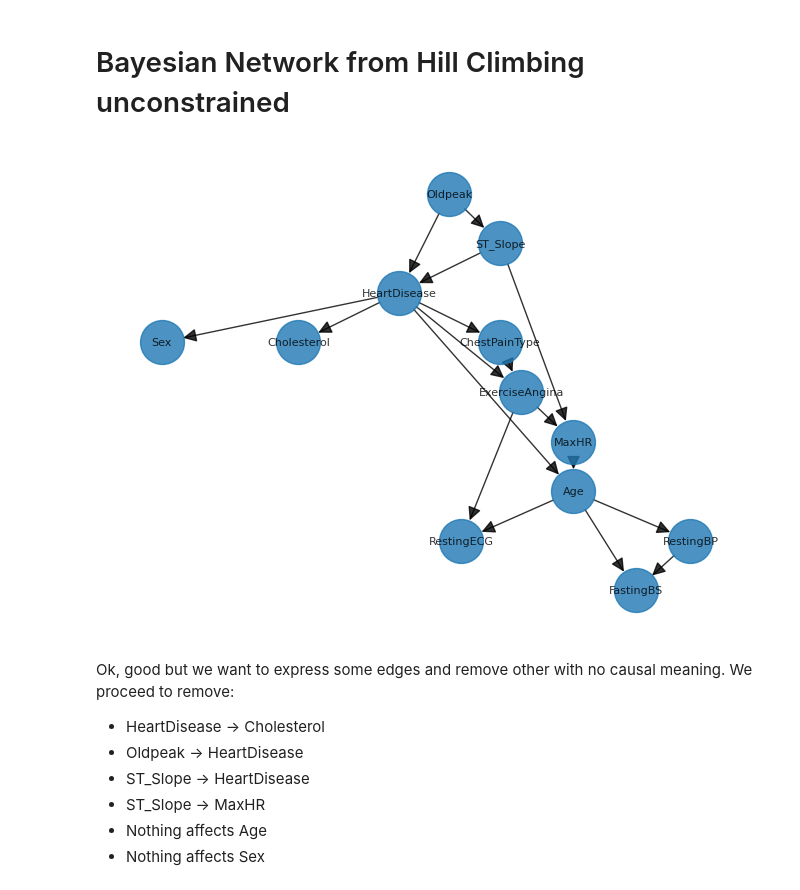
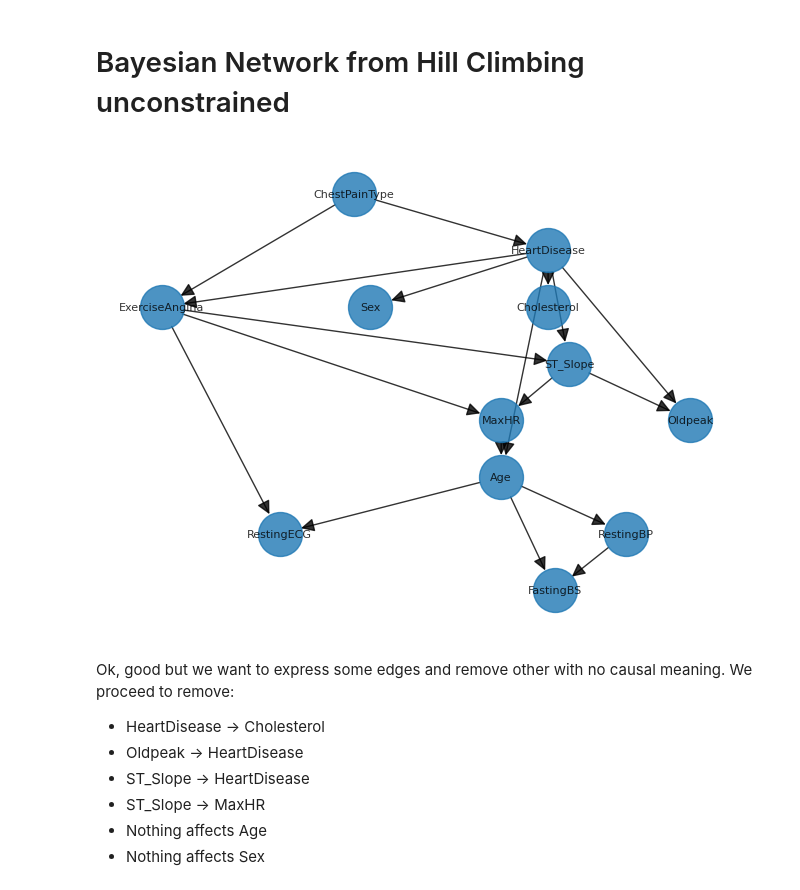
Before and after one commit to MatteoFasulo/BayesianHeartDisease, a Jupyter notebook: MLE_heart.ipynb, the cells around one changed output. Drawn from its saved outputs; the diff is of its cells as text; code cells hidden in the pictures.

```diff
--- a/MLE_heart.ipynb
+++ b/MLE_heart.ipynb
@@ -50,9 +51,9 @@ df['HeartDisease'] = df['HeartDisease'].apply(
 df['FastingBS'] = df['FastingBS'].apply(lambda x: False if x == 0 else True)
 df["Age"] = pd.qcut(x=df["Age"], q=2, labels=["young", "old"])
 df["RestingBP"] = pd.cut(x=df["RestingBP"], bins=[90, 120, 140, 1000], labels=[
-                         "normal", "high", "very high"])
+                         "normal", "high", "very-high"])
 df["Cholesterol"] = pd.cut(x=df["Cholesterol"], bins=[
                            0, 200, 240, 1000], labels=["optimal", "borderline", "high"])
-df["MaxHR"] = pd.cut(x=df["MaxHR"], bins=3)
+df["MaxHR"] = pd.cut(x=df["MaxHR"], bins=3, labels=["low", "medium", "high"])
 df["Oldpeak"] = pd.cut(x=df["Oldpeak"], bins=3, labels=[
                        "low", "medium", "high"])
@@ -77,10 +87,10 @@ estimated_model = HillClimbSearch(df, use_cache=False).estimate(
     scoring_method='BDeuScore')
 # %%
 pos = nx.nx_agraph.graphviz_layout(estimated_model, prog="dot")
-nx.draw(nx_graph, pos, with_labels=True, node_size=1000,
+nx.draw(estimated_model, pos, with_labels=True, node_size=1000,
         font_size=8, arrowsize=20, alpha=0.8)
 # %% [output]
-[figure, old version]
+[figure, new version]
 # %% [markdown]
 Ok, good but we want to express some edges and remove other with no causal meaning. We proceed to remove:
 - HeartDisease -> Cholesterol
```
Also changed, not shown: parts of 5 cells of this notebook, 4 other files.
